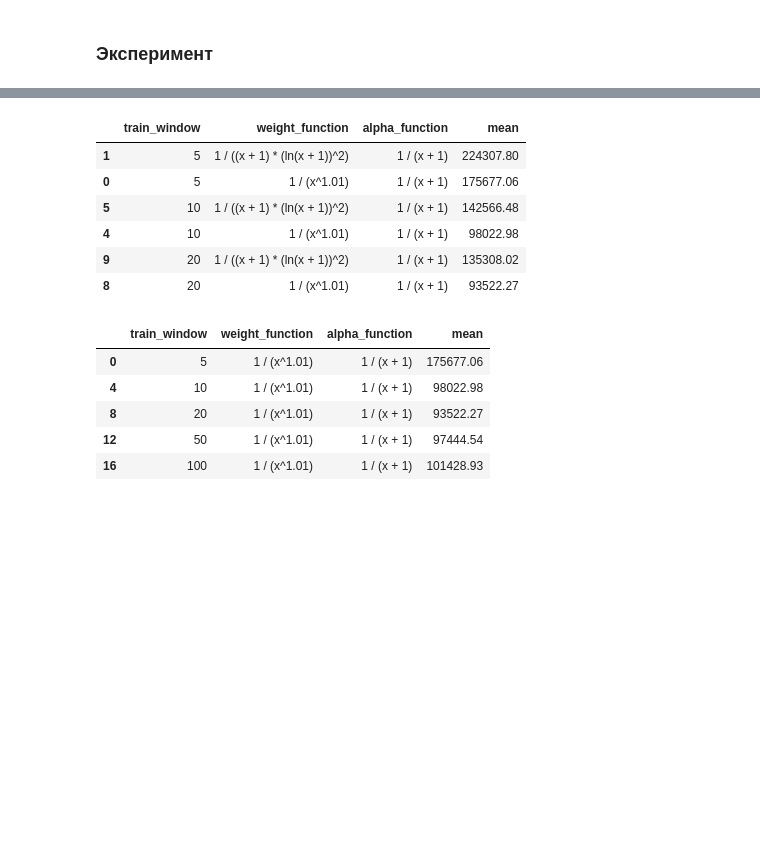
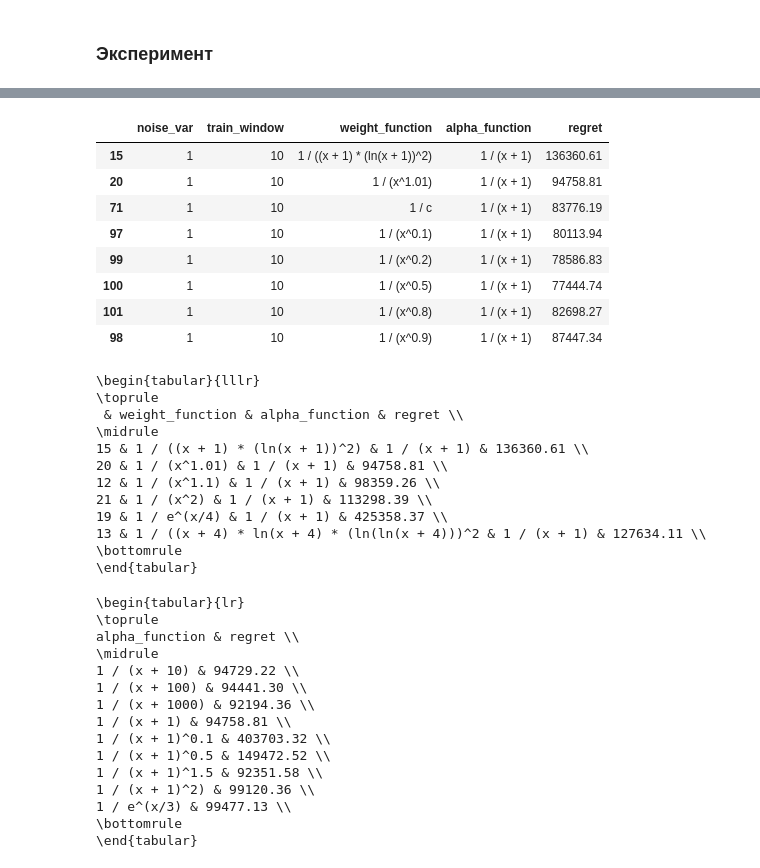
Before and after one commit to intsystems/2024-Project-125, a Jupyter notebook: code/notebooks/experiment_2.ipynb, the cells around one changed output, grey strips where cells are left out. Drawn from its saved outputs; the diff is of its cells as text; code cells hidden in the pictures; blank space fills up the shorter version.

```diff
--- a/code/notebooks/experiment_2.ipynb
+++ b/code/notebooks/experiment_2.ipynb
@@ -34,13 +80,35 @@ experiments, df = run_experiments(windows, interesting_w, interesting_a, filepat
+# %%
+interesting = ['const', 'diverge_01', 'diverge_02', 'diverge_05', 'diverge_08', 'diverge_09', 'simple_101', 'default']
+mask = np.array([False] * len(df))
+for t in interesting:
+    mask |= (df["weight_function"] == weight_hypers[t].repr)
+mask &= (df["alpha_function"] == alpha_hypers["default"].repr)
+mask &= (df['train_window'] == 10)
+# %%
+df[mask].iloc[:, :5]
+# %% [output]
+|  | noise_var | train_window | weight_function | alpha_function | regret |
+| 15 | 1 | 10 | 1 / ((x + 1) * (ln(x + 1))^2) | 1 / (x + 1) | 136360.61 |
+| 20 | 1 | 10 | 1 / (x^1.01) | 1 / (x + 1) | 94758.81 |
+| 71 | 1 | 10 | 1 / c | 1 / (x + 1) | 83776.19 |
+| 97 | 1 | 10 | 1 / (x^0.1) | 1 / (x + 1) | 80113.94 |
+| 99 | 1 | 10 | 1 / (x^0.2) | 1 / (x + 1) | 78586.83 |
+| 100 | 1 | 10 | 1 / (x^0.5) | 1 / (x + 1) | 77444.74 |
+| 101 | 1 | 10 | 1 / (x^0.8) | 1 / (x + 1) | 82698.27 |
+| 98 | 1 | 10 | 1 / (x^0.9) | 1 / (x + 1) | 87447.34 |
 # %%
-df_w = df[df["alpha_function"] == "1 / (x + 1)"].iloc[:, :4]
-df_tolatex = df_w[(df["weight_function"] == "1 / ((x + 1) * (ln(x + 1))^2)") | (df["weight_function"] == "1 / (x^1.01)")].iloc[:6]
-# print(df_tolatex.to_latex(index=False))
-df_tolatex
+df_w = df[(df["alpha_function"] == alpha_hypers["default"].repr) & (df["train_window"] == 10)].iloc[:6,2:5]
+print(df_w.to_latex(float_format="%.2f"))
 # %% [output]
-|  | train_window | weight_function | alpha_function | mean |
-| 1 | 5 | 1 / ((x + 1) * (ln(x + 1))^2) | 1 / (x + 1) | 224307.80 |
-| 0 | 5 | 1 / (x^1.01) | 1 / (x + 1) | 175677.06 |
-| 5 | 10 | 1 / ((x + 1) * (ln(x + 1))^2) | 1 / (x + 1) | 142566.48 |
-| 4 | 10 | 1 / (x^1.01) | 1 / (x + 1) | 98022.98 |
-| 9 | 20 | 1 / ((x + 1) * (ln(x + 1))^2) | 1 / (x + 1) | 135308.02 |
-| 8 | 20 | 1 / (x^1.01) | 1 / (x + 1) | 93522.27 |
+\begin{tabular}{lllr}
+\toprule
+ & weight_function & alpha_function & regret \\
+\midrule
+15 & 1 / ((x + 1) * (ln(x + 1))^2) & 1 / (x + 1) & 136360.61 \\
+20 & 1 / (x^1.01) & 1 / (x + 1) & 94758.81 \\
+12 & 1 / (x^1.1) & 1 / (x + 1) & 98359.26 \\
+21 & 1 / (x^2) & 1 / (x + 1) & 113298.39 \\
+19 & 1 / e^(x/4) & 1 / (x + 1) & 425358.37 \\
+13 & 1 / ((x + 4) * ln(x + 4) * (ln(ln(x + 4)))^2 & 1 / (x + 1) & 127634.11 \\
+\bottomrule
+\end{tabular}
@@ -47,10 +126,19 @@ df_tolatex
 # %%
-df_a = df[df["weight_function"] == "1 / (x^1.01)"].iloc[:,:4]
-df_a
+df_r = df[(df["weight_function"] == weight_hypers["simple_101"].repr) & ((df["train_window"] == 10))].iloc[:,3:5]
+print(df_r.to_latex(index=False, float_format="%.2f"))
 # %% [output]
-|  | train_window | weight_function | alpha_function | mean |
-| 0 | 5 | 1 / (x^1.01) | 1 / (x + 1) | 175677.06 |
-| 4 | 10 | 1 / (x^1.01) | 1 / (x + 1) | 98022.98 |
-| 8 | 20 | 1 / (x^1.01) | 1 / (x + 1) | 93522.27 |
-| 12 | 50 | 1 / (x^1.01) | 1 / (x + 1) | 97444.54 |
-| 16 | 100 | 1 / (x^1.01) | 1 / (x + 1) | 101428.93 |
+\begin{tabular}{lr}
+\toprule
+alpha_function & regret \\
+\midrule
+1 / (x + 10) & 94729.22 \\
+1 / (x + 100) & 94441.30 \\
+1 / (x + 1000) & 92194.36 \\
+1 / (x + 1) & 94758.81 \\
+1 / (x + 1)^0.1 & 403703.32 \\
+1 / (x + 1)^0.5 & 149472.52 \\
+1 / (x + 1)^1.5 & 92351.58 \\
+1 / (x + 1)^2) & 99120.36 \\
+1 / e^(x/3) & 99477.13 \\
+\bottomrule
+\end{tabular}
```
Also changed, not shown: parts of 15 cells of this notebook, 27 other files.
